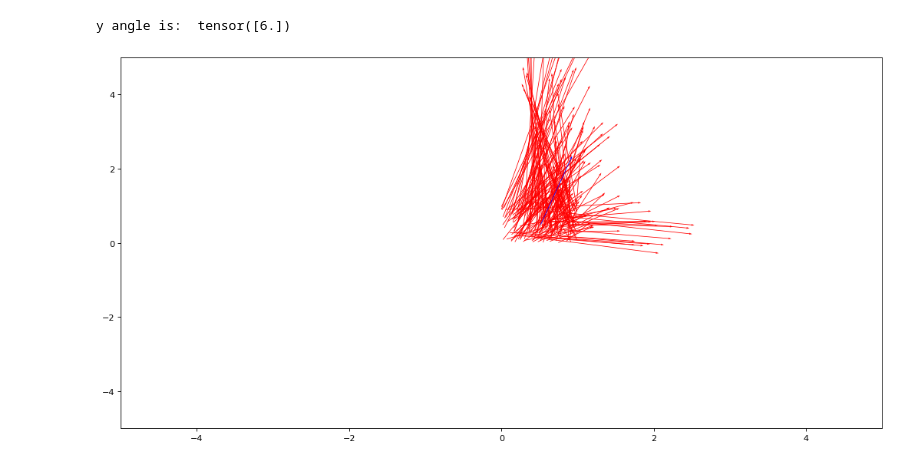
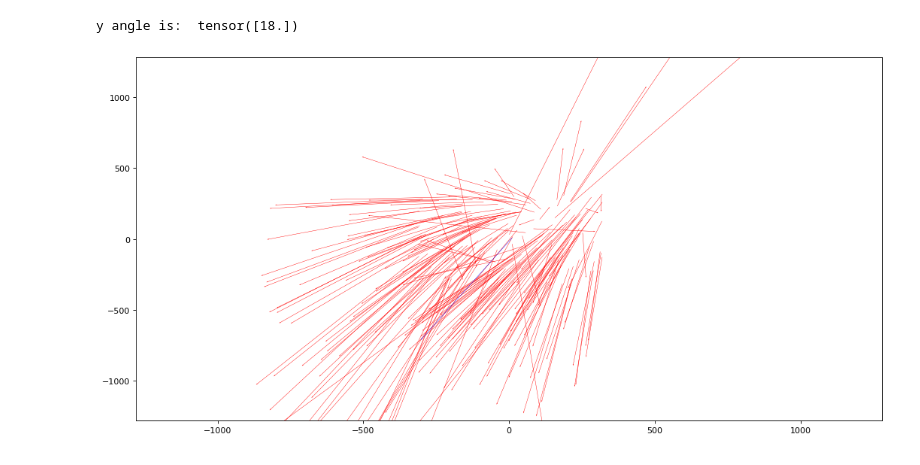
Before and after one commit to bohdanhlovatskyi/pose_estimation, a Jupyter notebook: Solver.ipynb, the cells around one changed output. Saved outputs shown, nothing was run; the diff lists cells and outputs as text; code cells hidden in the pictures.

```diff
--- a/Solver.ipynb
+++ b/Solver.ipynb
@@ -97,3 +133,15 @@ def generate_examples(num_of_examples: int, dev: tuple[float, float] = (0., 0.))
+# %%
+# X : (3, )
+# R : (3, 3) - rotation matrix
+# t : (3, ) - translation vector
+def reproject(X, R, t, conf: Config = conf):
+    translated = R.T @ (X - t)
+    translated[:2] /= translated[2]
+    translated[:2] *= conf.focal_length
+    translated[0] += conf.img_width // 2
+    translated[1] += conf.img_height // 2
+
+    return translated[:2]
 # %%
 from solver import Up2P
 def assert_correctness():
@@ -169,0 +217,2 @@ def get_displacements(n: int = 52, dev: tuple[float, float] = (0, 0)):
+# %%
+gt, proj, disp, y_angle = get_displacements(100, (0,  0))
@@ -170,35 +234,32 @@ def get_displacements(n: int = 52, dev: tuple[float, float] = (0, 0)):
 # %%
-def plot_displacements(gt, proj):
-    X = [elm[0] for elm in gt]
-    Y = [elm[1] for elm in gt]
-    U = [elm[0] for elm in proj]
-    V = [elm[1] for elm in proj]
+def plot_displacements(gt, proj, conf):
+    X = [float(elm[0]) - conf.img_width // 2 for elm in gt]
+    Y = [float(elm[1]) - conf.img_height // 2 for elm in gt]
+    U = [X[idx] - float(elm[0]) for idx, elm in enumerate(proj)]
+    V = [Y[idx] - float(elm[1]) for idx, elm in enumerate(proj)]
+
     fig, axes = plt.subplots(nrows=1, ncols=1, figsize=(16, 8), dpi=80)
     axes.quiver(X, Y, U, V,
                            color='r',
                            units='xy',
                            scale=1,
-                           width=0.01
+                           width=1.4
                           )
 
     axes.quiver(np.mean(X), np.mean(Y), np.mean(U), np.mean(V),
                            color='b',
                            units='xy',
                            scale=1,
-                           width=0.01
+                           width=1.4
                           )
-    # axes.set_xlim(-640, 640)
-    # axes.set_ylim(-640, 640)
-    axes.set_xlim(-5, 5)
-    axes.set_ylim(-5, 5)
-    # fig.suptitle(path, fontsize=16)
-    # fig.tight_layout()
+    axes.set_xlim(-2*conf.img_width, 2*conf.img_width)
+    axes.set_ylim(-2*conf.img_height, 2*conf.img_height)
 
     plt.show()
 # %%
-gt, proj, y_angle = get_displacements(100, (15,  0))
+gt, proj, _, y_angle = get_displacements(100, (0,  10))
 print("y angle is: ", y_angle)
-plot_displacements(gt, proj)
+plot_displacements(gt, proj, conf)
 # %% [output]
-y angle is:  tensor([6.])
+y angle is:  tensor([18.])
-[figure, old version]
+[figure, new version]
```
Also changed, not shown: parts of 10 cells of this notebook.
